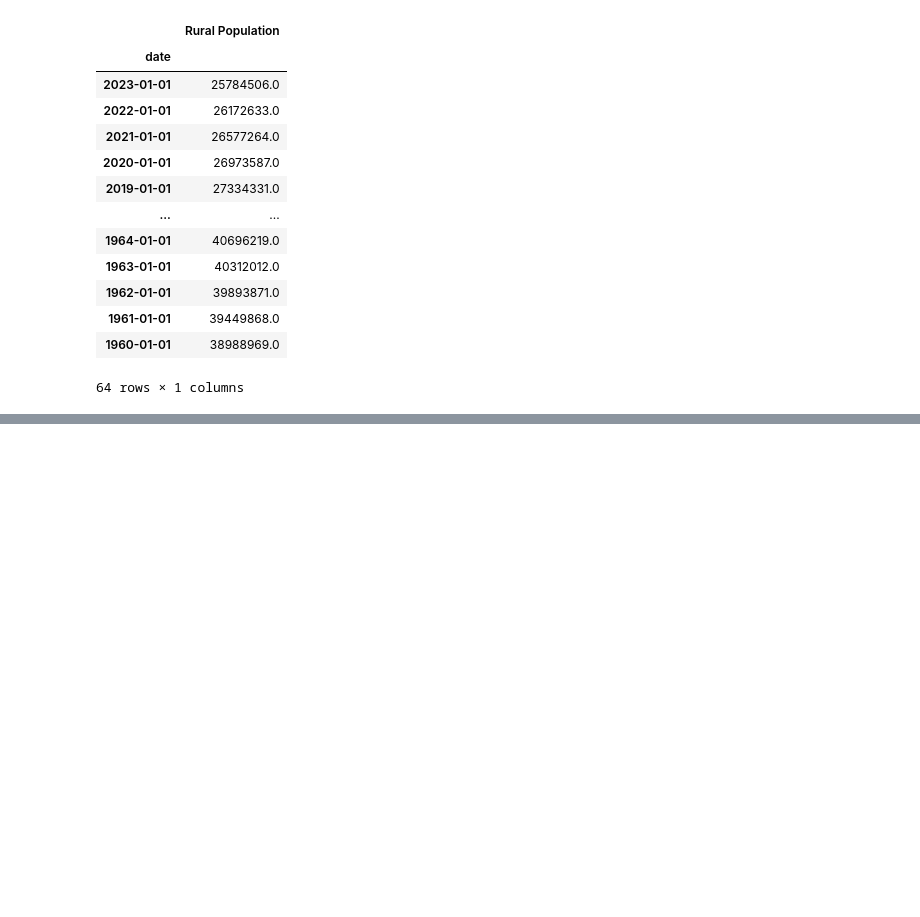
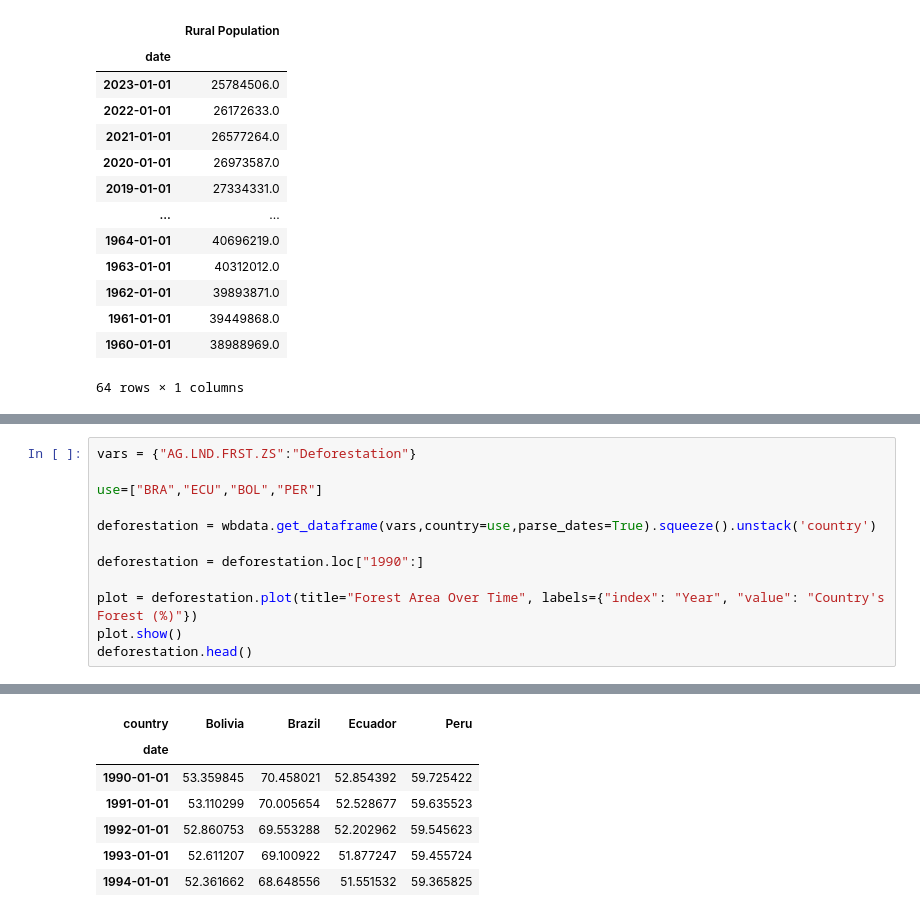
Before and after one commit to colby-alonzo/EEP153_Proj1, a Jupyter notebook: Visualizations.ipynb, the cells around one changed output, grey strips where cells are left out. Saved outputs shown, nothing was run; the diff lists cells and outputs as text; blank space fills up the shorter version.

```diff
--- a/Visualizations.ipynb
+++ b/Visualizations.ipynb
@@ -321,0 +348,13 @@ df.plot()
+# %%
+vars = {"AG.LND.FRST.ZS":"Deforestation"}
+
+use=["BRA","ECU","BOL","PER"]
+
+deforestation = wbdata.get_dataframe(vars,country=use,parse_dates=True).squeeze().unstack('country')
+
+deforestation = deforestation.loc["1990":]
+
+plot = deforestation.plot(title="Forest Area Over Time", labels={"index": "Year", "value": "Country's Forest (%)"})
+plot.show()
+deforestation.head()
+# %% [output]
@@ -321,0 +362,7 @@ df.plot()
+| country | Bolivia | Brazil | Ecuador | Peru |
+| date |  |  |  |  |
+| 1990-01-01 | 53.359845 | 70.458021 | 52.854392 | 59.725422 |
+| 1991-01-01 | 53.110299 | 70.005654 | 52.528677 | 59.635523 |
+| 1992-01-01 | 52.860753 | 69.553288 | 52.202962 | 59.545623 |
+| 1993-01-01 | 52.611207 | 69.100922 | 51.877247 | 59.455724 |
+| 1994-01-01 | 52.361662 | 68.648556 | 51.551532 | 59.365825 |
```
Also changed, not shown: parts of 9 cells of this notebook, 6 other files.
